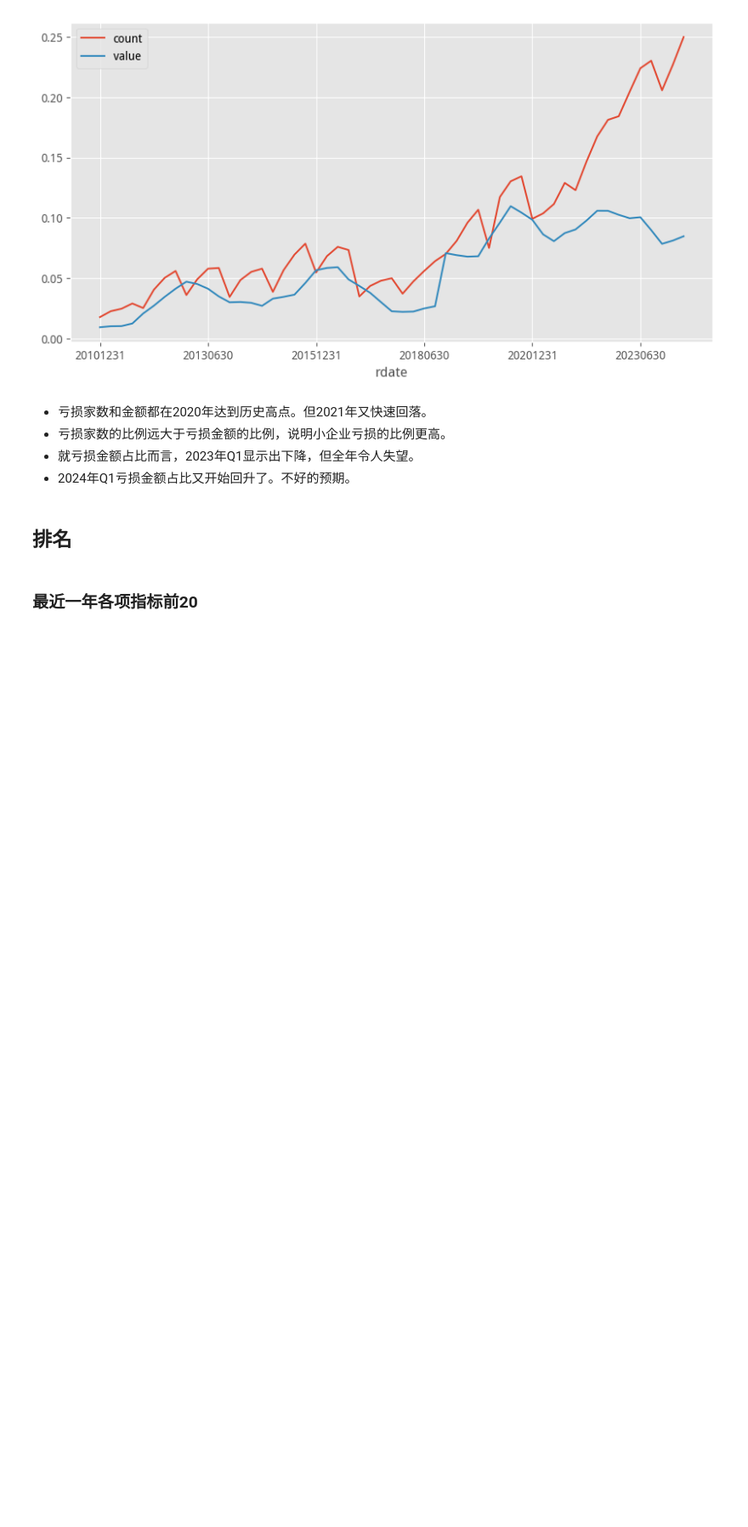
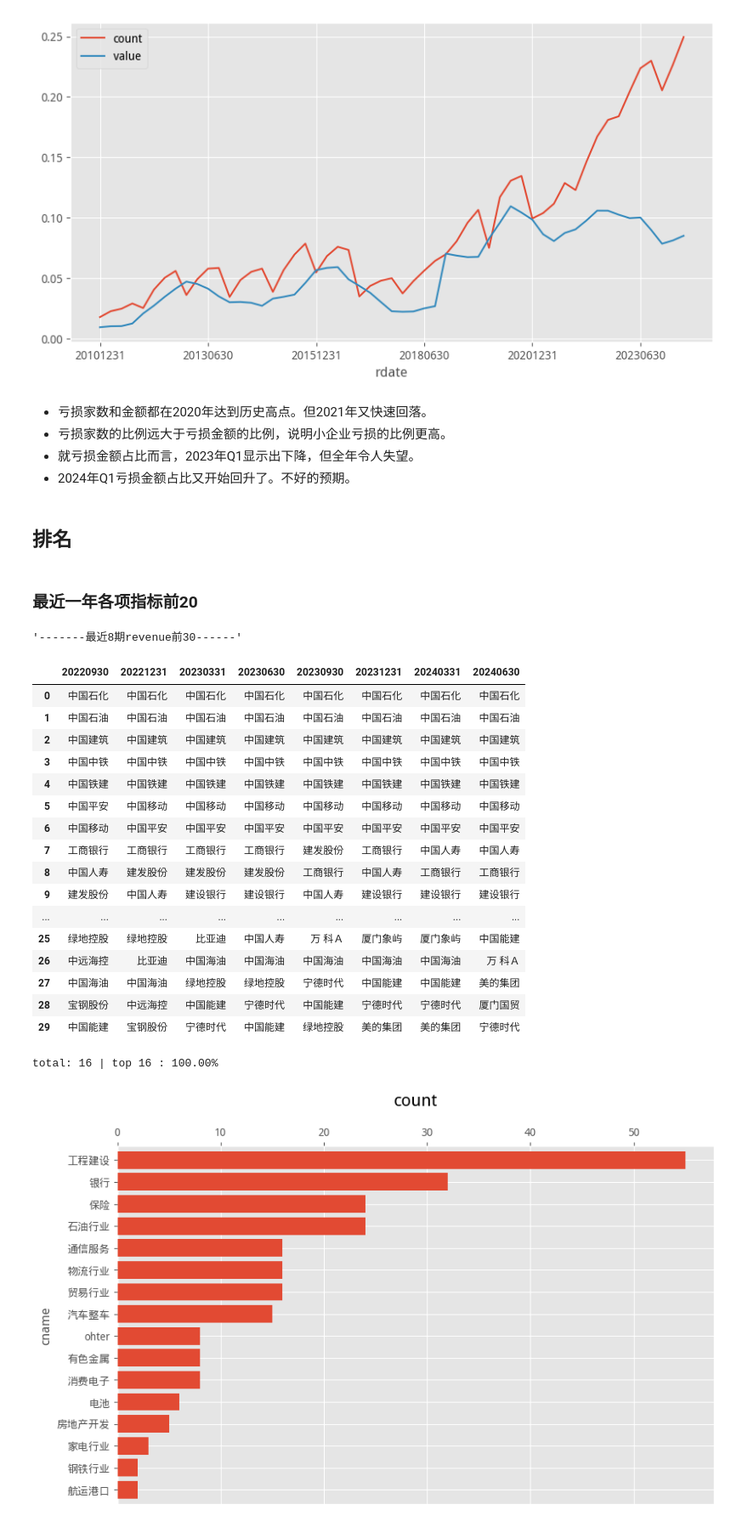
Before and after one commit to waterchinap/jb_reports, a Jupyter notebook: mywork/test.ipynb, the cells around one changed output. Shown at 85% size. Saved outputs shown, nothing was run; the diff lists cells and outputs as text; code cells hidden in the pictures; blank space fills up the shorter version.

```diff
--- a/mywork/test.ipynb
+++ b/mywork/test.ipynb
@@ -535 +507,24 @@ top30 = tops(df, 30, 'revenue')
+# %%
+revenue_top300[0]()
+# %% [output]
+'-------最近8期revenue前30------'
+|  | 20220930 | 20221231 | 20230331 | 20230630 | 20230930 | 20231231 | 20240331 | 20240630 |
+| 0 | 中国石化 | 中国石化 | 中国石化 | 中国石化 | 中国石化 | 中国石化 | 中国石化 | 中国石化 |
+| 1 | 中国石油 | 中国石油 | 中国石油 | 中国石油 | 中国石油 | 中国石油 | 中国石油 | 中国石油 |
+| 2 | 中国建筑 | 中国建筑 | 中国建筑 | 中国建筑 | 中国建筑 | 中国建筑 | 中国建筑 | 中国建筑 |
+| 3 | 中国中铁 | 中国中铁 | 中国中铁 | 中国中铁 | 中国中铁 | 中国中铁 | 中国中铁 | 中国中铁 |
+| 4 | 中国铁建 | 中国铁建 | 中国铁建 | 中国铁建 | 中国铁建 | 中国铁建 | 中国铁建 | 中国铁建 |
+| 5 | 中国平安 | 中国移动 | 中国移动 | 中国移动 | 中国移动 | 中国移动 | 中国移动 | 中国移动 |
+| 6 | 中国移动 | 中国平安 | 中国平安 | 中国平安 | 中国平安 | 中国平安 | 中国平安 | 中国平安 |
+| 7 | 工商银行 | 工商银行 | 工商银行 | 工商银行 | 建发股份 | 工商银行 | 中国人寿 | 中国人寿 |
+| 8 | 中国人寿 | 建发股份 | 建发股份 | 建发股份 | 工商银行 | 中国人寿 | 工商银行 | 工商银行 |
+| 9 | 建发股份 | 中国人寿 | 建设银行 | 建设银行 | 中国人寿 | 建设银行 | 建设银行 | 建设银行 |
+| ... | ... | ... | ... | ... | ... | ... | ... | ... |
+| 25 | 绿地控股 | 绿地控股 | 比亚迪 | 中国人寿 | 万 科Ａ | 厦门象屿 | 厦门象屿 | 中国能建 |
+| 26 | 中远海控 | 比亚迪 | 中国海油 | 中国海油 | 中国海油 | 中国海油 | 中国海油 | 万 科Ａ |
+| 27 | 中国海油 | 中国海油 | 绿地控股 | 绿地控股 | 宁德时代 | 中国能建 | 中国能建 | 美的集团 |
+| 28 | 宝钢股份 | 中远海控 | 中国能建 | 宁德时代 | 中国能建 | 宁德时代 | 宁德时代 | 厦门国贸 |
+| 29 | 中国能建 | 宝钢股份 | 宁德时代 | 中国能建 | 绿地控股 | 美的集团 | 美的集团 | 宁德时代 |
+total: 16 | top 16 : 100.00%
+[figure, added]
 # %%
```
Also changed, not shown: parts of 25 cells of this notebook, 3 other files.
